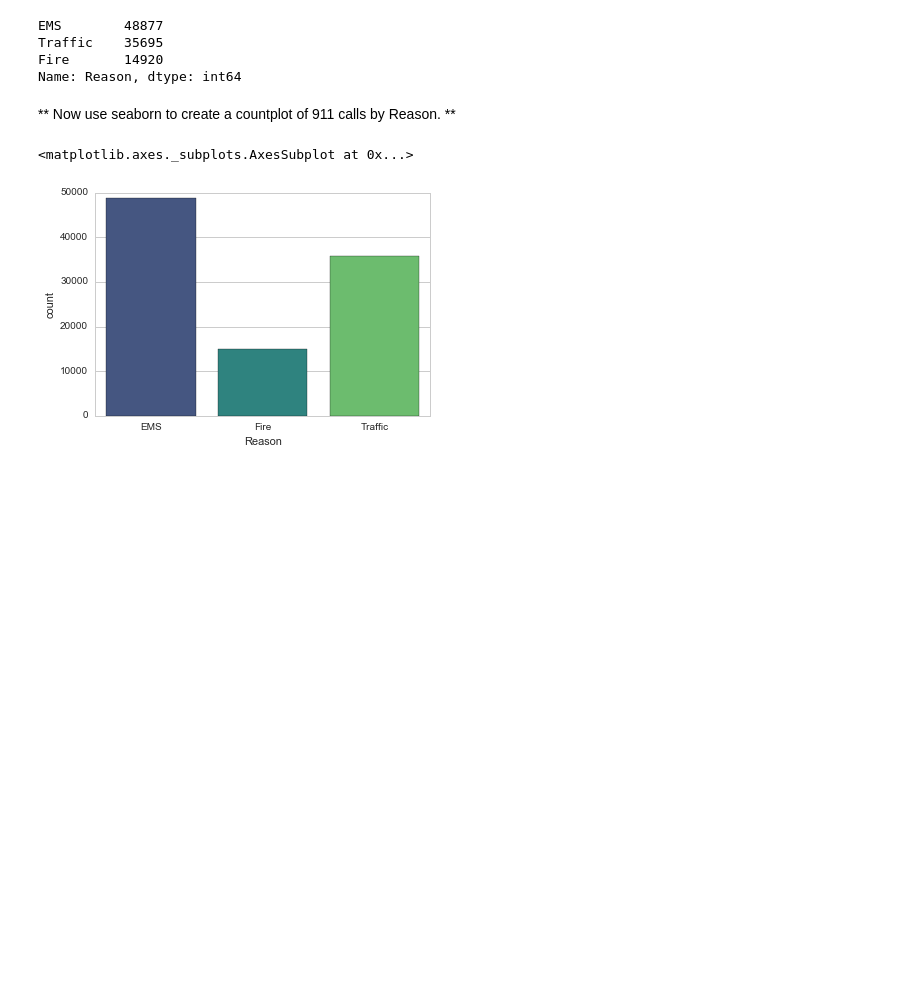
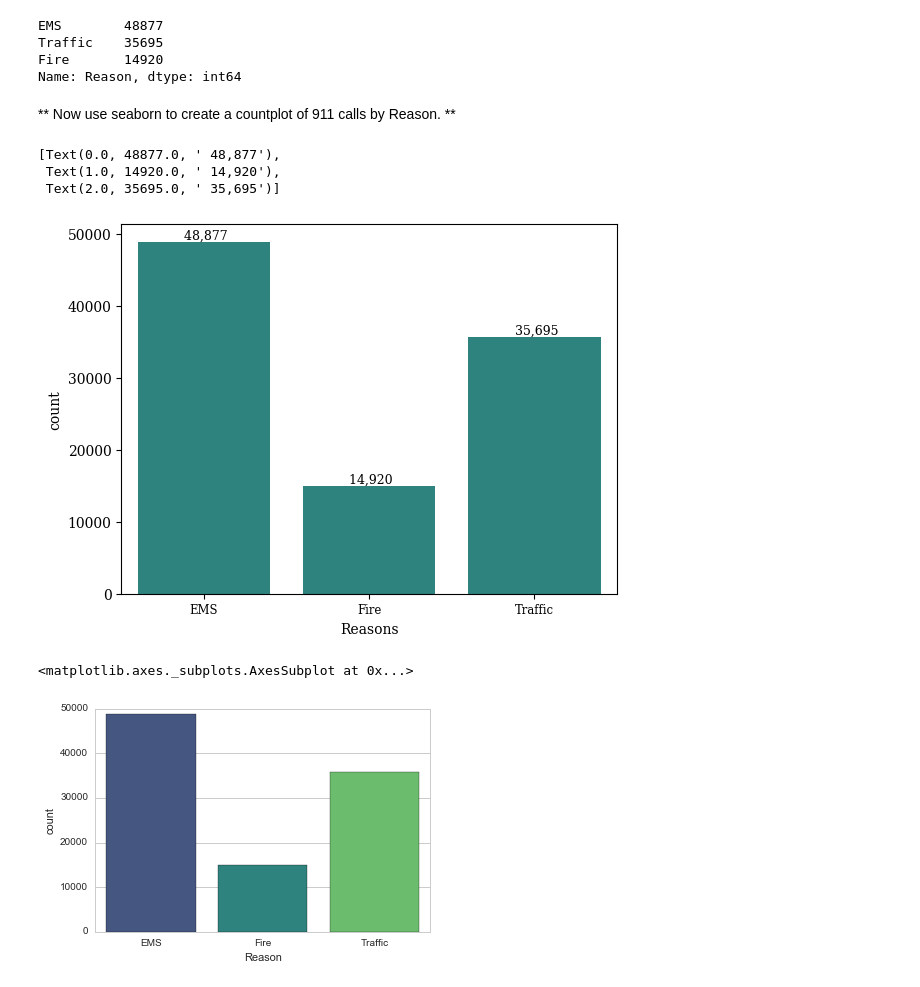
Before and after one commit to doubleyoushinamide/Capstone_Projects, a Jupyter notebook: 911_call_center_data/01-911 Calls Data Capstone Project.ipynb, the cells around one changed output. Saved outputs shown, nothing was run; the diff lists cells and outputs as text; code cells hidden in the pictures; blank space fills up the shorter version.

Commit message:
update of emergency 911-call data for wednesday

```diff
--- a/911_call_center_data/01-911 Calls Data Capstone Project.ipynb
+++ b/911_call_center_data/01-911 Calls Data Capstone Project.ipynb
@@ -274,3 +259,15 @@ Name: Reason, dtype: int64
+# %%
+ax = sns.countplot(data=df, x='Reasons', hue=False, legend=False, palette='viridis')
+list(map(lambda x: ax.text(
+    x.get_x() + x.get_width()/2,
+    x.get_height(),
+    f'{x.get_height().astype(int): ,}',
+    ha = 'center', va = 'bottom', fontsize = 9), ax.patches))
+# %% [output]
+[Text(0.0, 48877.0, ' 48,877'),
+ Text(1.0, 14920.0, ' 14,920'),
+ Text(2.0, 35695.0, ' 35,695')]
+[figure, added]
 # %%
 # %% [output]
 <matplotlib.axes._subplots.AxesSubplot at 0x...>
```
Also changed, not shown: parts of 19 cells of this notebook.
